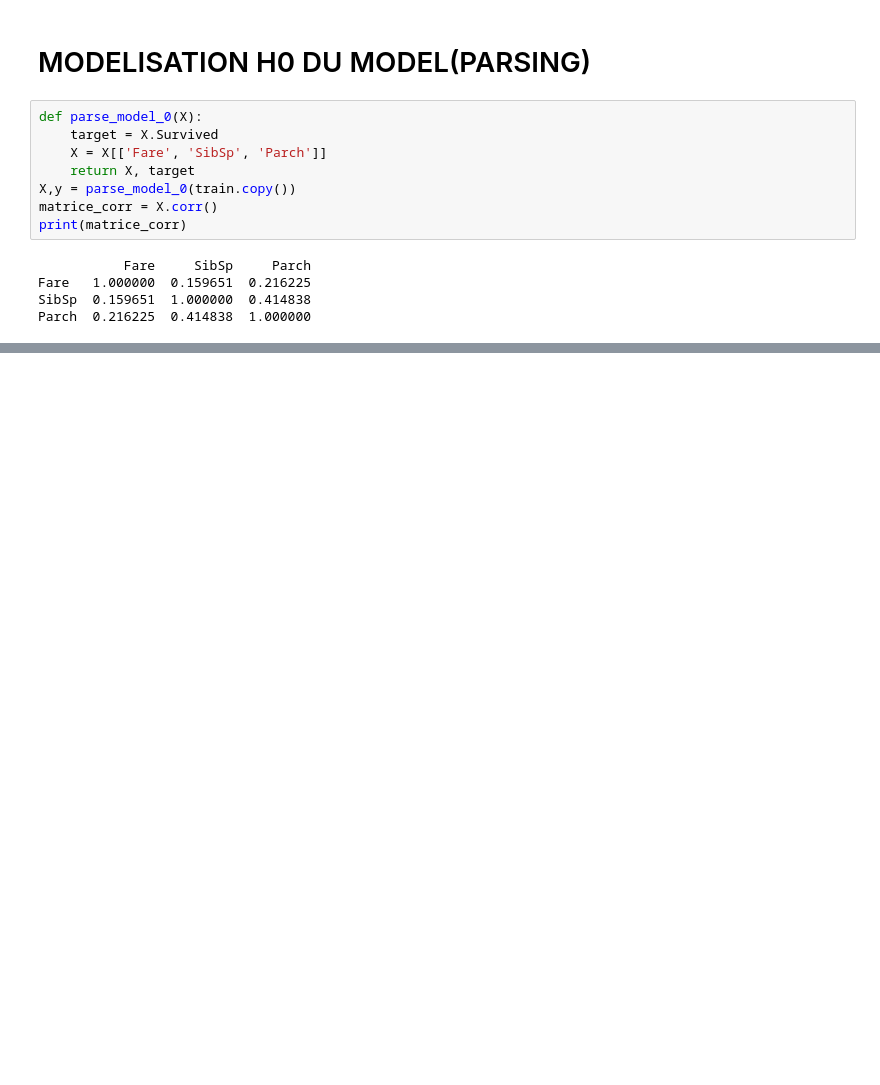
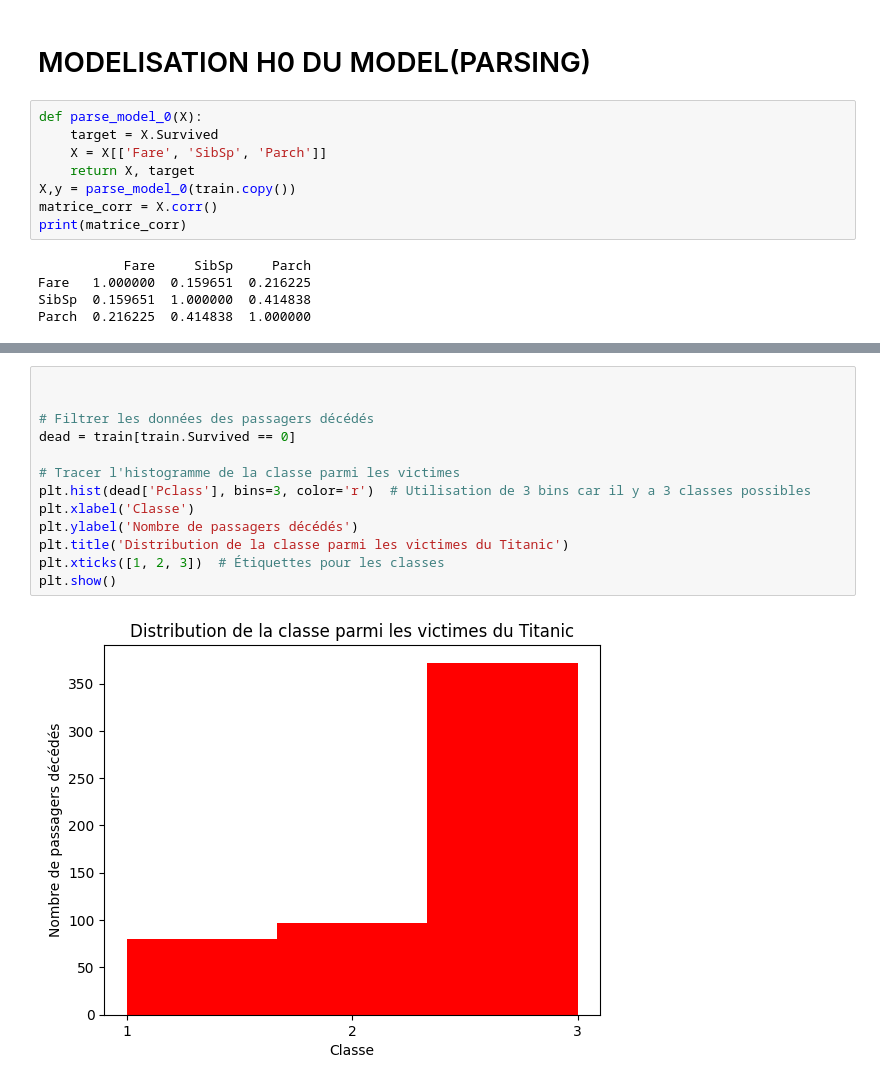
Before and after one commit to compo90/projet_titanic, a Jupyter notebook: titanic1.ipynb, the cells around one changed output, grey strips where cells are left out. Cells and saved outputs as stored; diff of their text form; blank space fills up the shorter version.

```diff
--- a/titanic1.ipynb
+++ b/titanic1.ipynb
@@ -124,0 +172,15 @@ Name: Survived, Length: 891, dtype: int64
+# %%
+
+
+# Filtrer les données des passagers décédés
+dead = train[train.Survived == 0]
+
+# Tracer l'histogramme de la classe parmi les victimes
+plt.hist(dead['Pclass'], bins=3, color='r')  # Utilisation de 3 bins car il y a 3 classes possibles
+plt.xlabel('Classe')
+plt.ylabel('Nombre de passagers décédés')
+plt.title('Distribution de la classe parmi les victimes du Titanic')
+plt.xticks([1, 2, 3])  # Étiquettes pour les classes
+plt.show()
+# %% [output]
+[figure, added]
```
Also changed, not shown: parts of 12 cells of this notebook.
